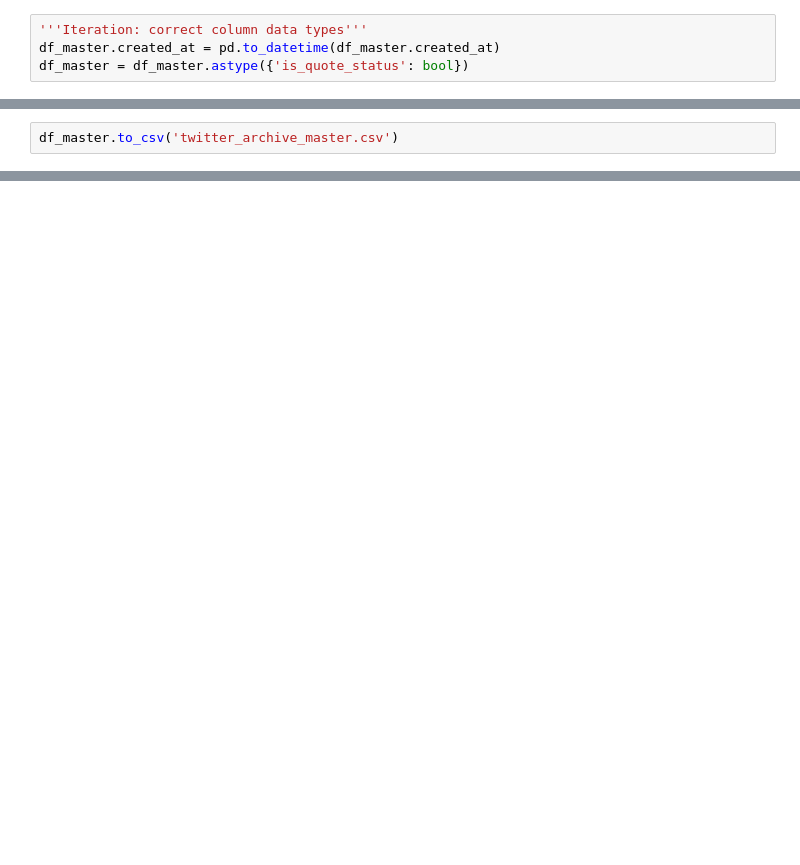
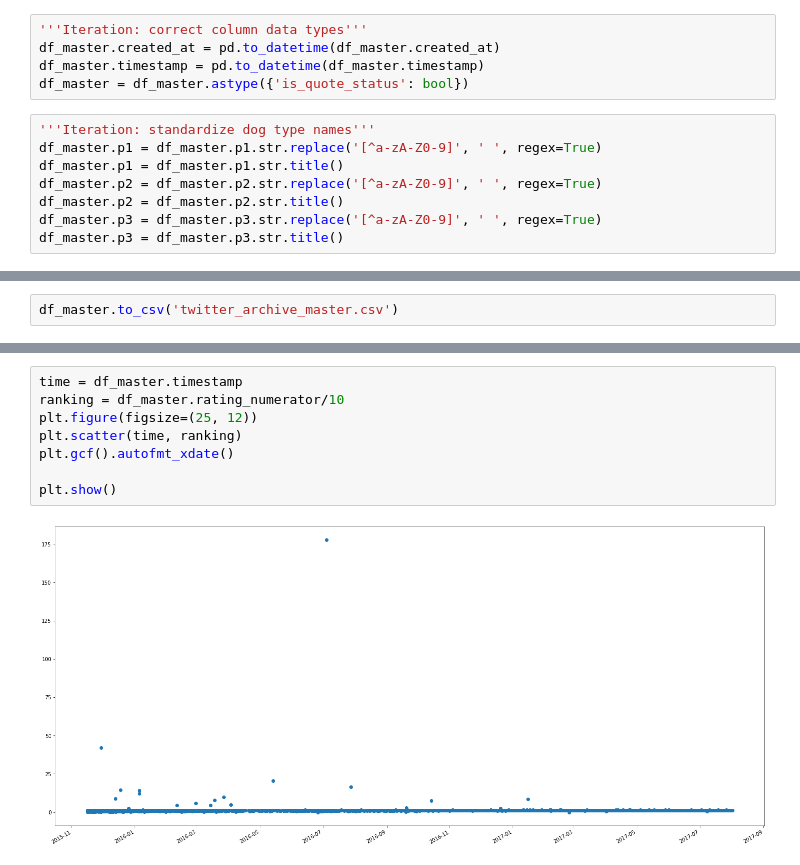
Before and after one commit to chupwalla/wrangling, a Jupyter notebook: wrangle_act.ipynb, the cells around one changed output, grey strips where cells are left out. Saved outputs shown, nothing was run; the diff lists cells and outputs as text; blank space fills up the shorter version.

```diff
--- a/wrangle_act.ipynb
+++ b/wrangle_act.ipynb
@@ -628,7 +628,16 @@ df_master.drop(['retweeted_status', 'quoted_status', 'quoted_status_id', 'quoted
 # %%
 '''Iteration: correct column data types'''
 df_master.created_at = pd.to_datetime(df_master.created_at)
+df_master.timestamp = pd.to_datetime(df_master.timestamp)
 df_master = df_master.astype({'is_quote_status': bool})
+# %%
+'''Iteration: standardize dog type names'''
+df_master.p1 = df_master.p1.str.replace('[^a-zA-Z0-9]', ' ', regex=True)
+df_master.p1 = df_master.p1.str.title()
+df_master.p2 = df_master.p2.str.replace('[^a-zA-Z0-9]', ' ', regex=True)
+df_master.p2 = df_master.p2.str.title()
+df_master.p3 = df_master.p3.str.replace('[^a-zA-Z0-9]', ' ', regex=True)
+df_master.p3 = df_master.p3.str.title()
 # %%
 df_master.info()
 # %% [output]
@@ -653,0 +743,10 @@ df_master.to_csv('twitter_archive_master.csv')
+# %%
+time = df_master.timestamp
+ranking = df_master.rating_numerator/10
+plt.figure(figsize=(25, 12))
+plt.scatter(time, ranking)
+plt.gcf().autofmt_xdate()
+
+plt.show()
+# %% [output]
+[figure, added]
```
Also changed, not shown: parts of 13 cells of this notebook, 3 other files.
